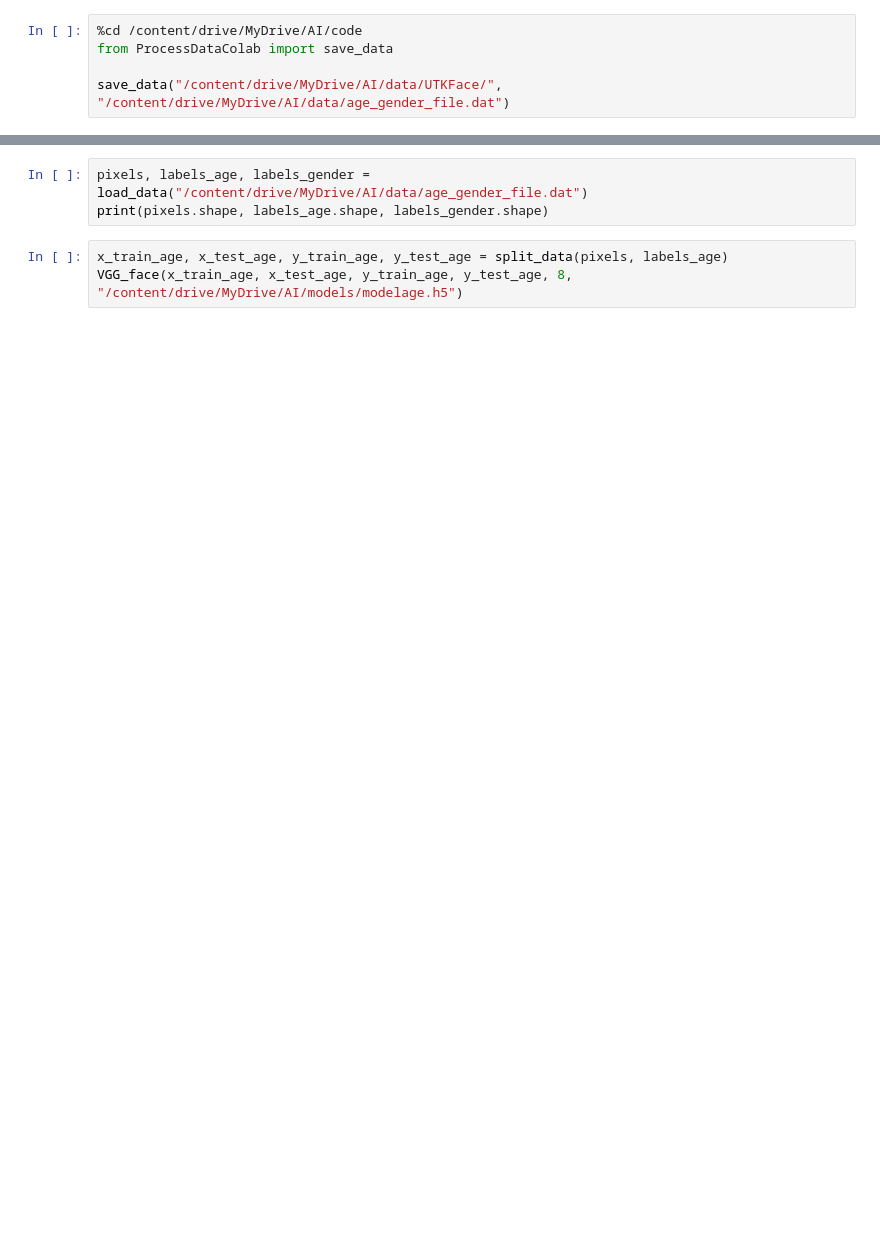
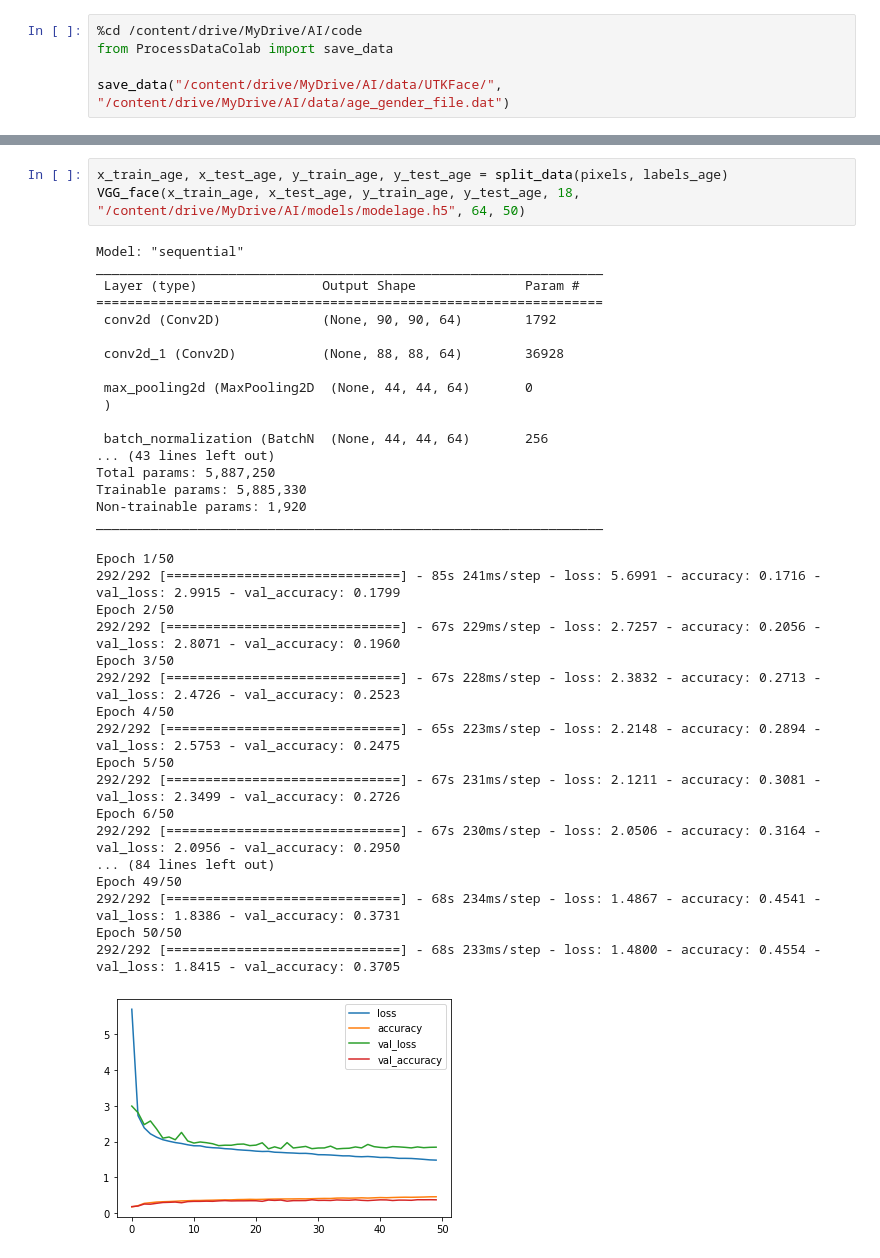
Before and after one commit to chienthan2vn/Age-Gender-Prediction, a Jupyter notebook: Age_Gender_Detection.ipynb, the cells around one changed output, grey strips where cells are left out. Saved outputs shown, nothing was run; the diff lists cells and outputs as text; blank space fills up the shorter version.

```diff
--- a/Age_Gender_Detection.ipynb
+++ b/Age_Gender_Detection.ipynb
@@ -38,8 +44,41 @@ from TrainDataColab import load_data, split_data, VGG_face
-# %%
-pixels, labels_age, labels_gender = load_data("/content/drive/MyDrive/AI/data/age_gender_file.dat")
-print(pixels.shape, labels_age.shape, labels_gender.shape)
 # %%
 x_train_age, x_test_age, y_train_age, y_test_age = split_data(pixels, labels_age)
-VGG_face(x_train_age, x_test_age, y_train_age, y_test_age, 8, "/content/drive/MyDrive/AI/models/modelage.h5")
+VGG_face(x_train_age, x_test_age, y_train_age, y_test_age, 18, "/content/drive/MyDrive/AI/models/modelage.h5", 64, 50)
+# %% [output]
+Model: "sequential"
+_________________________________________________________________
+ Layer (type)                Output Shape              Param #
+=================================================================
+ conv2d (Conv2D)             (None, 90, 90, 64)        1792
+
+ conv2d_1 (Conv2D)           (None, 88, 88, 64)        36928
+
+ max_pooling2d (MaxPooling2D  (None, 44, 44, 64)       0
+ )
+
+ batch_normalization (BatchN  (None, 44, 44, 64)       256
+... (43 lines left out)
+Total params: 5,887,250
+Trainable params: 5,885,330
+Non-trainable params: 1,920
+_________________________________________________________________
+Epoch 1/50
+292/292 [==============================] - 85s 241ms/step - loss: 5.6991 - accuracy: 0.1716 - val_loss: 2.9915 - val_accuracy: 0.1799
+Epoch 2/50
+292/292 [==============================] - 67s 229ms/step - loss: 2.7257 - accuracy: 0.2056 - val_loss: 2.8071 - val_accuracy: 0.1960
+Epoch 3/50
+292/292 [==============================] - 67s 228ms/step - loss: 2.3832 - accuracy: 0.2713 - val_loss: 2.4726 - val_accuracy: 0.2523
+Epoch 4/50
+292/292 [==============================] - 65s 223ms/step - loss: 2.2148 - accuracy: 0.2894 - val_loss: 2.5753 - val_accuracy: 0.2475
+Epoch 5/50
+292/292 [==============================] - 67s 231ms/step - loss: 2.1211 - accuracy: 0.3081 - val_loss: 2.3499 - val_accuracy: 0.2726
+Epoch 6/50
+292/292 [==============================] - 67s 230ms/step - loss: 2.0506 - accuracy: 0.3164 - val_loss: 2.0956 - val_accuracy: 0.2950
+... (84 lines left out)
+Epoch 49/50
+292/292 [==============================] - 68s 234ms/step - loss: 1.4867 - accuracy: 0.4541 - val_loss: 1.8386 - val_accuracy: 0.3731
+Epoch 50/50
+292/292 [==============================] - 68s 233ms/step - loss: 1.4800 - accuracy: 0.4554 - val_loss: 1.8415 - val_accuracy: 0.3705
+[figure, added]
 # %%
 x_train_gender, x_test_gender, y_train_gender, y_test_gender = split_data(pixels, labels_gender)
```
Also changed, not shown: parts of 8 cells of this notebook, 10 other files.
